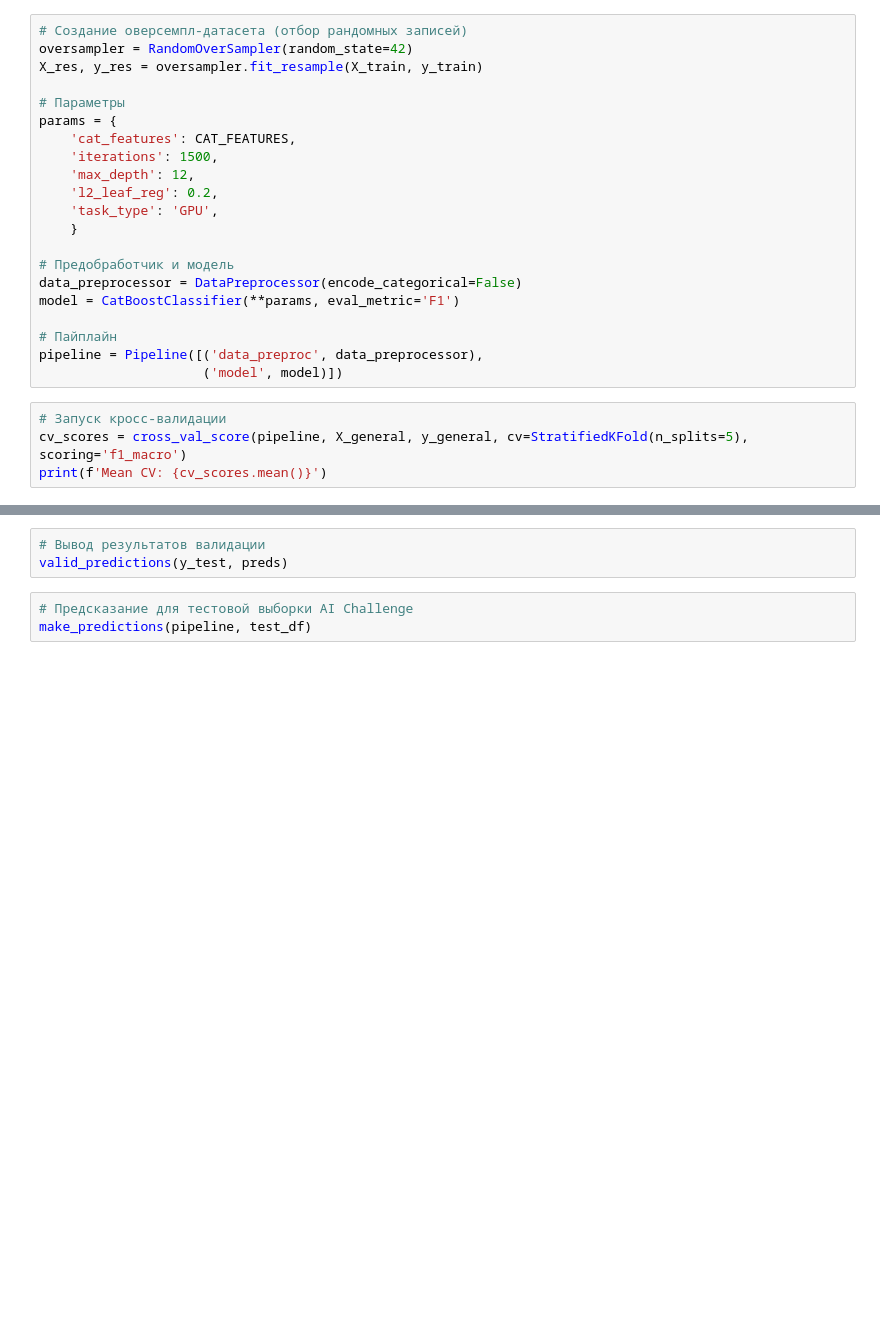
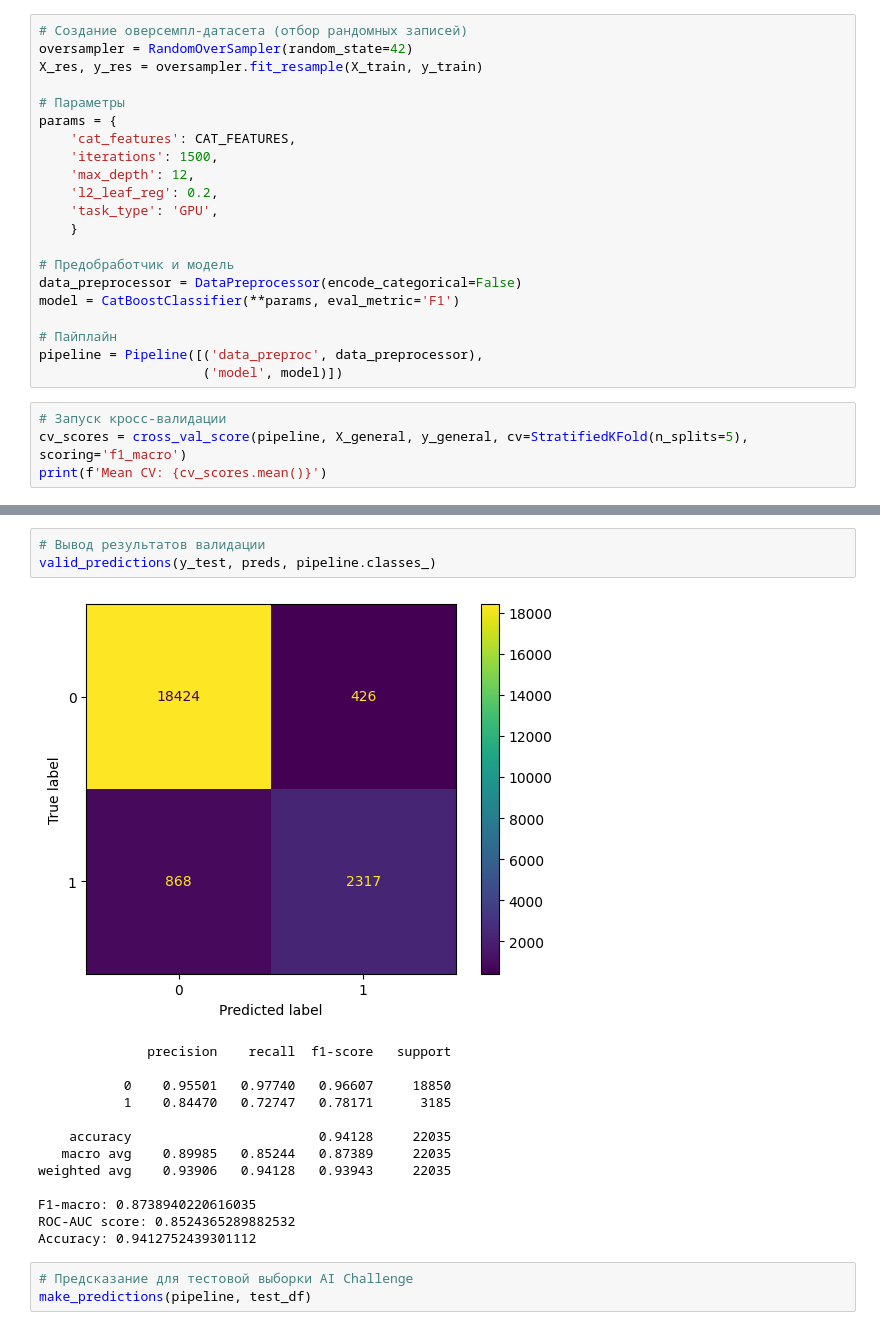
Before and after one commit to dead4an/AIIJC2023-manufacturing, a Jupyter notebook: boosting_models/catboost.ipynb, the cells around one changed output, grey strips where cells are left out. Cells and saved outputs as stored; diff of their text form; blank space fills up the shorter version.

```diff
--- a/boosting_models/catboost.ipynb
+++ b/boosting_models/catboost.ipynb
@@ -113,6 +136,20 @@ preds = pipeline.predict(X_test)
 # %%
 # Вывод результатов валидации
-valid_predictions(y_test, preds)
+valid_predictions(y_test, preds, pipeline.classes_)
+# %% [output]
+[figure, added]
+              precision    recall  f1-score   support
+
+           0    0.95501   0.97740   0.96607     18850
+           1    0.84470   0.72747   0.78171      3185
+
+    accuracy                        0.94128     22035
+   macro avg    0.89985   0.85244   0.87389     22035
+weighted avg    0.93906   0.94128   0.93943     22035
+
+F1-macro: 0.8738940220616035
+ROC-AUC score: 0.8524365289882532
+Accuracy: 0.9412752439301112
 # %%
 # Предсказание для тестовой выборки AI Challenge
 make_predictions(pipeline, test_df)
```
Also changed, not shown: parts of 2 cells of this notebook, 6 other files.
